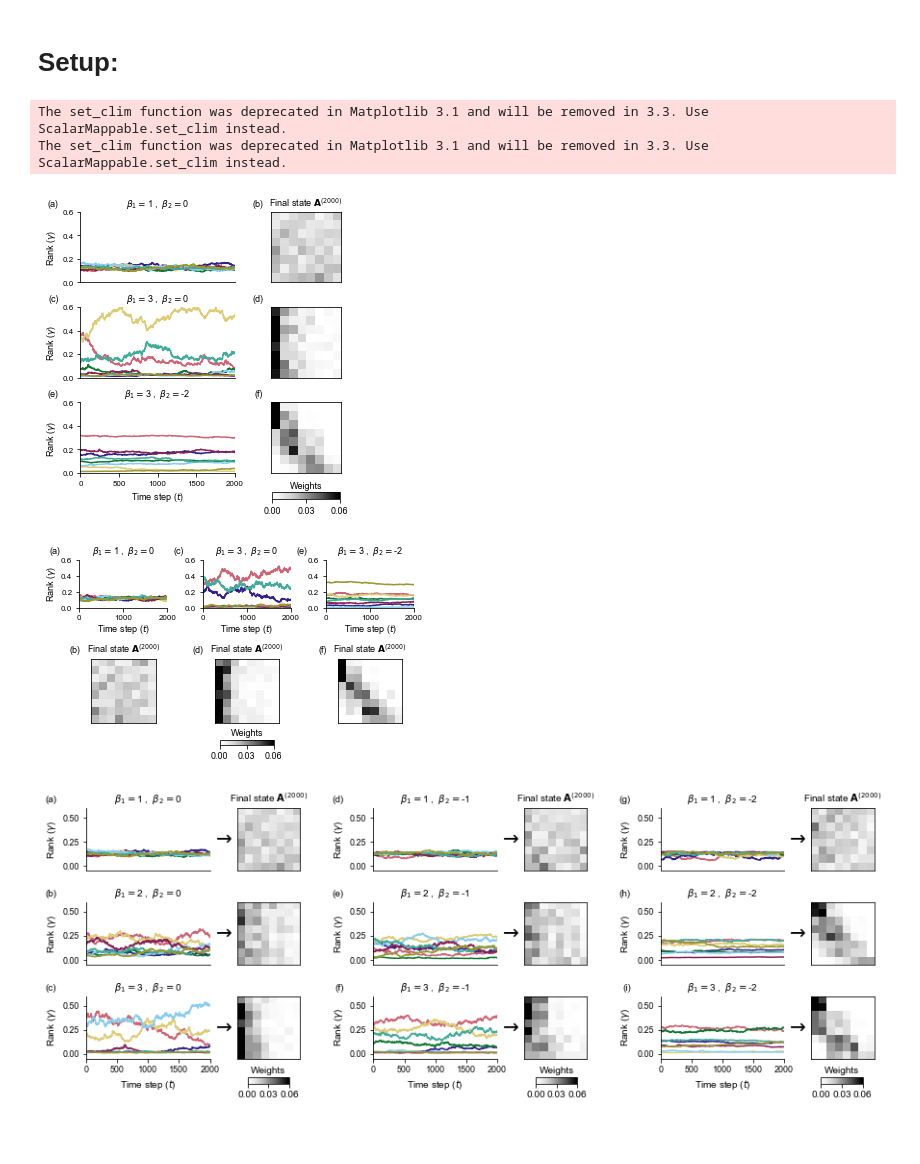
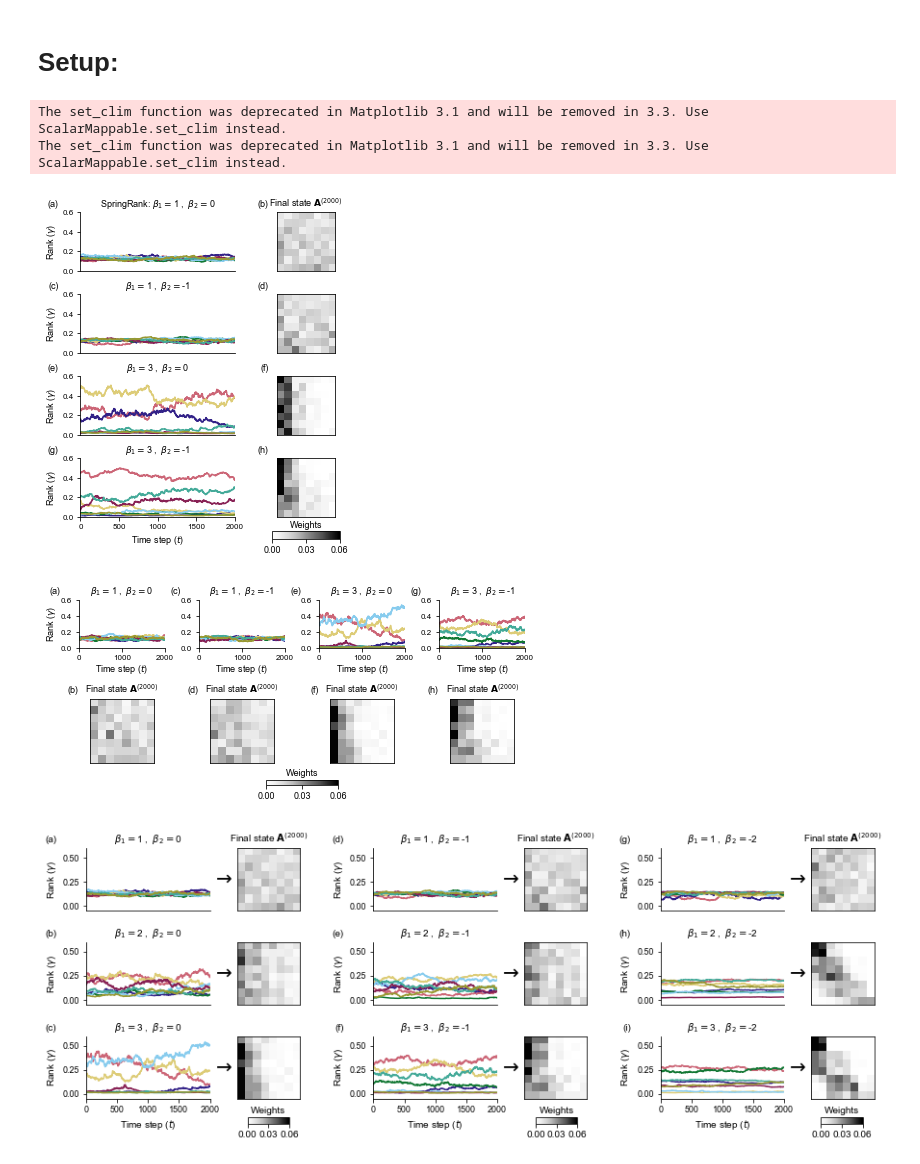
Before and after one commit to PhilChodrow/prestige_reinforcement, a Jupyter notebook: dynamics.ipynb, the cells around one changed output. Drawn from its saved outputs; the diff is of its cells as text; code cells hidden in the pictures; blank space fills up the shorter version.

```diff
--- a/dynamics.ipynb
+++ b/dynamics.ipynb
@@ -35,8 +35,8 @@ def quadratic_feature(s):
 
 np.random.seed(seed=6)
 
-BETA_1 = np.array([1,3,3])
-BETA_2 = np.array([0,0,-2])
+BETA_1 = np.array([1,1,3,3])
+BETA_2 = np.array([0,-1,0,-1])
 
 highlight_col = 0
 
@@ -58,7 +58,7 @@ fontsize = 9
 ######################
 fig, axarr = plt.subplots(len(BETA_1),2, # len(BETA_2)*2,
                           gridspec_kw={'width_ratios': [0.4, 1]},
-                          figsize = (6/0.8, 1.6*len(BETA_1)))
+                          figsize = (6/0.8, 1.4*len(BETA_1)))
 
 for i in range(len(BETA_1)):
 #     for j in range(len(BETA_2)): #v2
@@ -111,11 +111,14 @@ for i in range(len(BETA_1)):
         if col_num == 0:
             ax.set_ylabel(ylabel = r'Rank ($\gamma$)', fontsize=fontsize)
 
-        ax.set_title(
-            r'$\beta_1 = $' + str(round(beta_1,2)) + r'$\;$,$\;$ $\beta_2 = $' + str(round(beta_2,2)), #v3/4
-#             r'$\beta_1 = $' + str(round(beta_1,2)), #v2
-            fontsize=fontsize
-        )
+        if row_num == 0:
+            ax.set_title(
+                "SpringRank: " + r'$\beta_1 = $' + str(round(beta_1,2)) + r'$\;$,$\;$ $\beta_2 = $' + str(round(beta_2,2)), #v3/4
+                fontsize=fontsize)
+        else:
+            ax.set_title(
+                r'$\beta_1 = $' + str(round(beta_1,2)) + r'$\;$,$\;$ $\beta_2 = $' + str(round(beta_2,2)), #v3/4
+                fontsize=fontsize)
 
         if col_num == highlight_col:
             ax2 = axarr[row_num,highlight_col+1]
@@ -135,8 +138,8 @@ for i in range(len(BETA_1)):
 axarr[0,1].set_title(r'Final state $\mathbf{A}^{(2000)}$', fontsize=fontsize)
 
 # add colorbar
-cbar_ax = fig.add_axes([0.48, 0.05, 0.125, 0.02])
-cbar = fig.colorbar(im, cax=cbar_ax, orientation='horizontal')
+cbar_ax = fig.add_axes([0.48, 0.07, 0.125, 0.02])
+cbar    = fig.colorbar(im, cax=cbar_ax, orientation='horizontal')
 cbar.set_clim(0.0,0.06)
 cbar.set_ticks([0.00,0.03,0.06])
 cbar.ax.tick_params(labelsize=fontsize)
@@ -144,17 +147,17 @@ cbar.ax.set_title('Weights',fontsize=fontsize,y=0.65)
 cbar_ax.xaxis.set_ticks_position('bottom')
 
 # add panel labels
-for i, label in enumerate(('(a)','(b)','(c)','(d)','(e)','(f)')):
+for i, label in enumerate(('(a)','(b)','(c)','(d)','(e)','(f)','(g)','(h)')):
     ax = axarr[i//2,i%2]
-    hloc = -0.175 + 0.035*(i%2+1)
-    vloc = 1.185
+    hloc = -0.14
+    vloc = 1.22
     ax.text(hloc, vloc, label, transform=ax.transAxes,
       fontsize=fontsize, weight='bold', va='top', ha='right')
 
 # adjust spacing
-plt.subplots_adjust(wspace = -0.45, hspace = 0.35)
+plt.subplots_adjust(wspace = -0.45, hspace = 0.4)
 
-plt.savefig('fig/dynamics_examples_v4.png', bbox_inches = 'tight', dpi = 600)
+plt.savefig('fig/dynamics_examples_v5.png', bbox_inches = 'tight', dpi = 600)
 
 #####################
 # Preprint version #
@@ -210,9 +213,7 @@ for i in range(len(BETA_1)):
 
         ax.set_title(
             r'$\beta_1 = $' + str(round(beta_1,2)) + r'$\;$,$\;$ $\beta_2 = $' + str(round(beta_2,2)), #v3/4
-#             r'$\beta_1 = $' + str(round(beta_1,2)), #v2
-            fontsize=fontsize
-        )
+            fontsize=fontsize)
 
         ax2 = axarr[row_num+1,col_num]
         A = M.get_states()[-1]
@@ -221,37 +222,37 @@ for i in range(len(BETA_1)):
         im = ax2.imshow(matrix_sort(A, -v), vmin = 0., vmax = .06,  cmap = 'Greys', alpha = .99)
         for pos in ['bottom', 'top', 'left', 'right']:
             ax2.spines[pos].set_visible(True)
         ax2.xaxis.set_ticks([])
         ax2.yaxis.set_ticks([])
 
         ax2.set_title(r'Final state $\mathbf{A}^{(2000)}$', fontsize=fontsize)
 
 # add colorbar
 cbar_ax = fig.add_axes([0.45, 0.025, 0.125, 0.02])
 cbar = fig.colorbar(im, cax=cbar_ax, orientation='horizontal')
 cbar.set_clim(0.0,0.06)
 cbar.set_ticks([0.00,0.03,0.06])
 cbar.ax.tick_params(labelsize=fontsize)
 cbar.ax.set_title('Weights',fontsize=fontsize,y=0.65)
 cbar_ax.xaxis.set_ticks_position('bottom')
 
 # add panel labels
-for i, label in enumerate(('(a)','(b)','(c)','(d)','(e)','(f)')):
+for i, label in enumerate(('(a)','(b)','(c)','(d)','(e)','(f)','(g)','(h)')):
     ax = axarr[i%2,i//2]
     hloc = -0.175 - 0.035*((i+1)%2)
     vloc = 1.20 + 0.07*((i+1)%2)
     ax.text(hloc, vloc, label, transform=ax.transAxes,
       fontsize=fontsize, weight='bold', va='top', ha='right')
 
 # adjust spacing
 plt.subplots_adjust(wspace = 0.4, hspace = 0.9)
 
-plt.savefig('fig/dynamics_examples_v4_preprint.png', bbox_inches = 'tight', dpi = 600)
+plt.savefig('fig/dynamics_examples_v5_preprint.png', bbox_inches = 'tight', dpi = 600)
 # %% [output]
 The set_clim function was deprecated in Matplotlib 3.1 and will be removed in 3.3. Use ScalarMappable.set_clim instead.
 The set_clim function was deprecated in Matplotlib 3.1 and will be removed in 3.3. Use ScalarMappable.set_clim instead.
-[figure, old version]
+[figure, new version]
-[figure, old version]
+[figure, new version]
 # %%
 # Generate Fig. S1
 
```
Also changed, not shown: parts of 1 cell of this notebook, 5 other files.
